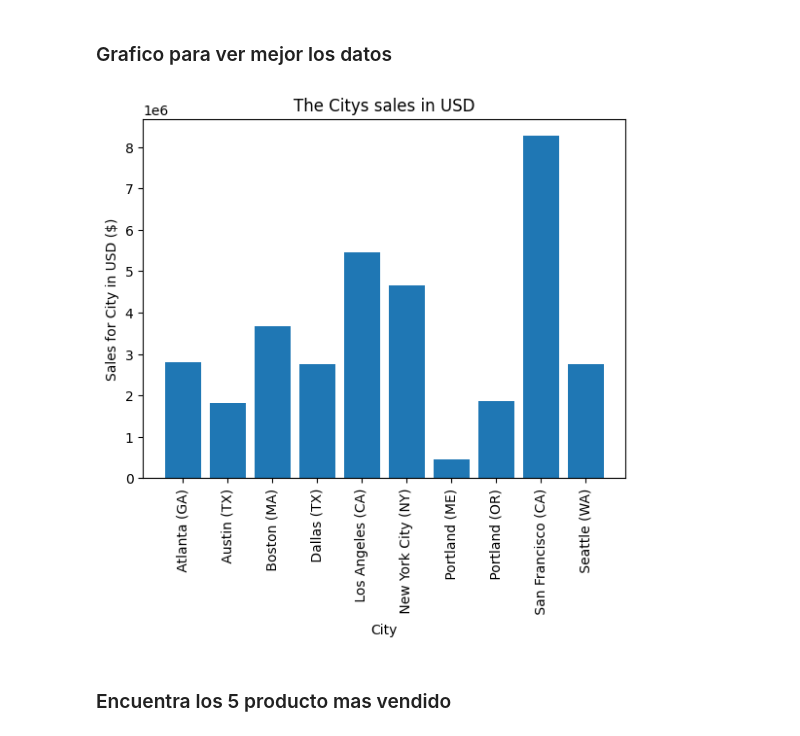
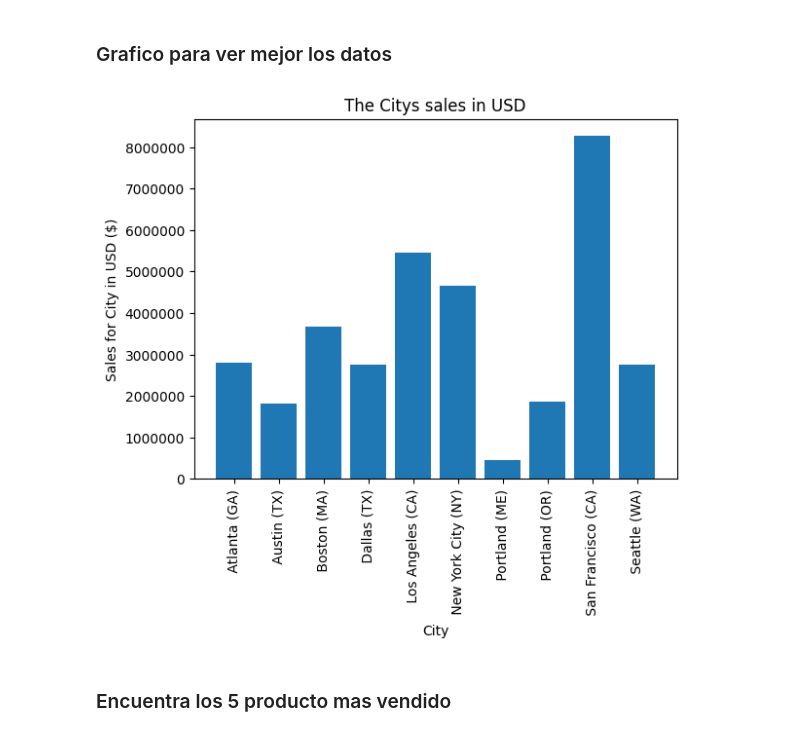
Before and after one commit to jhonthe77/Sales_Data, a Jupyter notebook: sales.ipynb, the cells around one changed output. Saved outputs shown, nothing was run; the diff lists cells and outputs as text; code cells hidden in the pictures.

```diff
--- a/sales.ipynb
+++ b/sales.ipynb
@@ -29,7 +29,7 @@ all_sales.head(2)
 all_sales= all_sales[all_sales['Quantity Ordered']!='Quantity Ordered']
 all_sales['Quantity Ordered']= pd.to_numeric(all_sales['Quantity Ordered'])
 all_sales['Price Each']= pd.to_numeric(all_sales['Price Each'])
-all_sales['Sales']=all_sales['Quantity Ordered']*all_sales['Price Each']
+all_sales['Sales'] = all_sales['Quantity Ordered'].astype('int') * all_sales['Price Each'].astype('float')
 all_sales['Month']=pd.to_datetime(all_sales['Order Date']).dt.month
 all_sales['Day']=pd.to_datetime(all_sales['Order Date']).dt.day_name()
 all_sales['Hour']=pd.to_datetime(all_sales['Order Date']).dt.hour
@@ -64,12 +69,17 @@ citys = [city for city, df in all_sales.groupby(['City'])]
 # %%
 plt.bar(citys,sales_city)
 plt.xticks(citys, rotation='vertical')
 plt.xlabel('City')
 plt.ylabel('Sales for City in USD ($)')
 plt.title('The Citys sales in USD')
+plt.ticklabel_format(style='plain', axis='y')
+# Obtener el eje y actual
+ax = plt.gca()
+# Desactivar el redondeo automático en el eje y
+ax.get_yaxis().get_major_formatter().set_useOffset(False)
 plt.show()
 # %% [output]
-[figure, old version]
+[figure, new version]
 # %% [markdown]
 ### Encuentra los 5 producto mas vendido
 # %%
```
Also changed, not shown: parts of 5 cells of this notebook, 1 other file.
